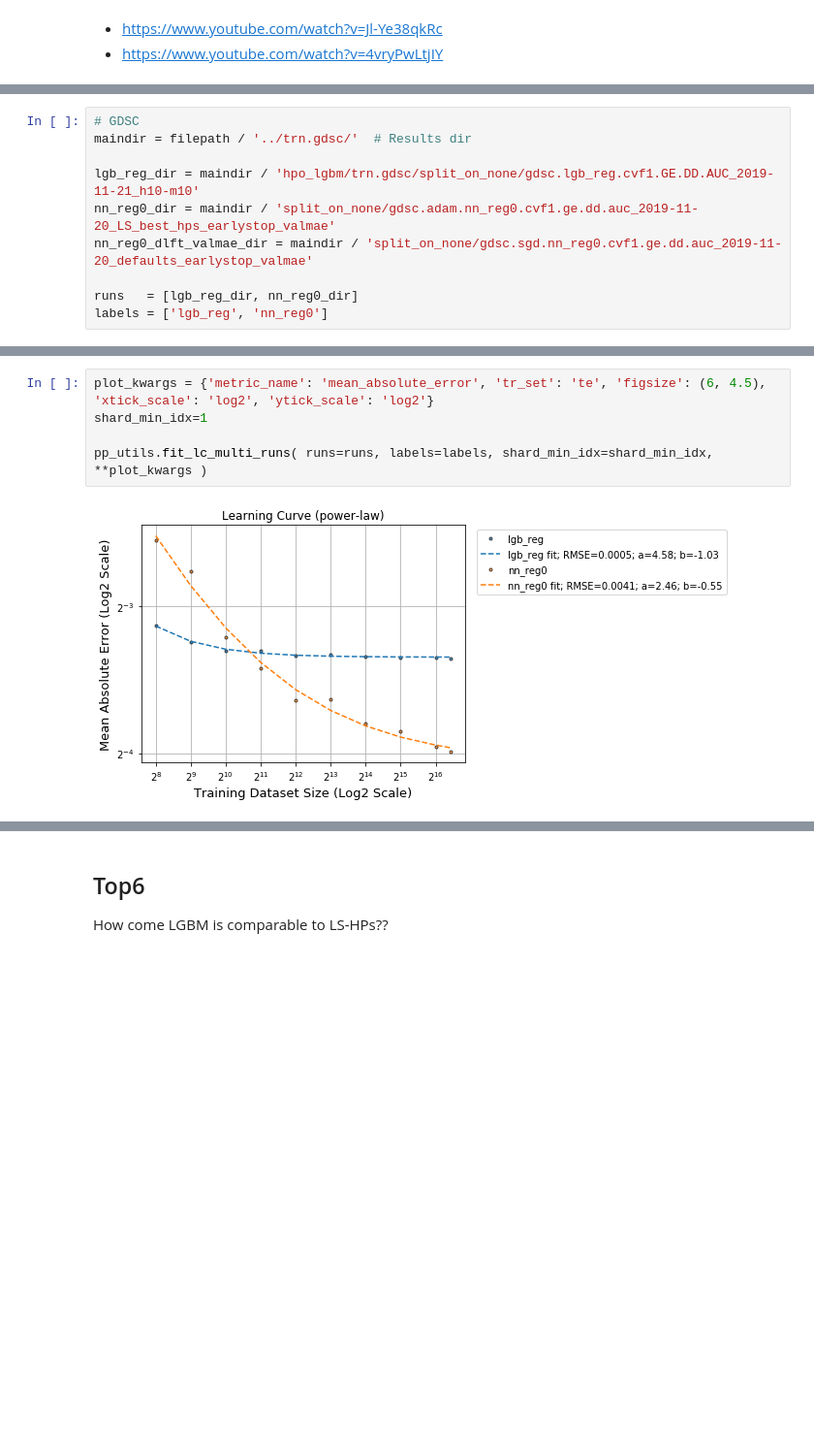
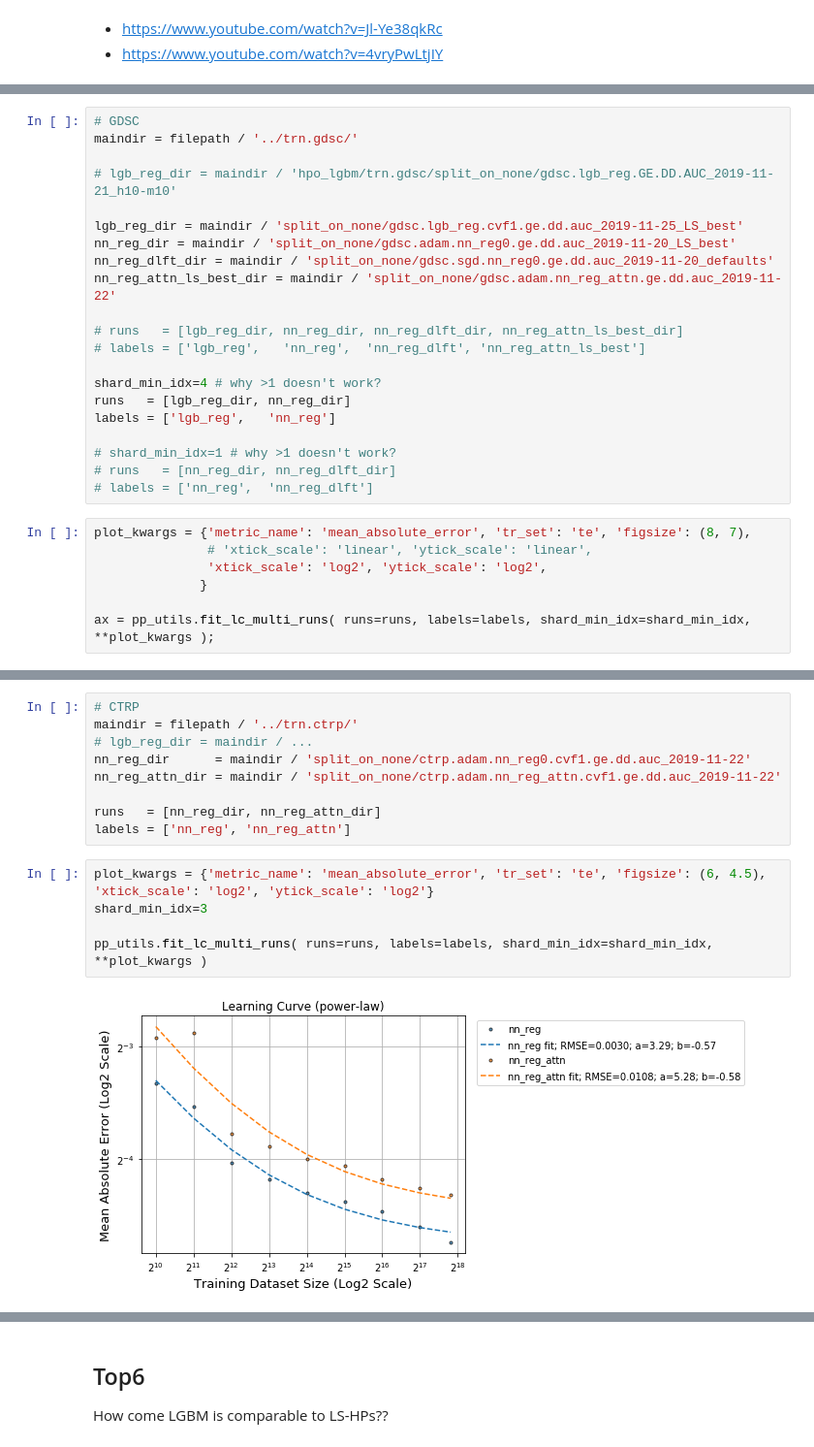
Before and after one commit to adpartin/LearningCurves, a Jupyter notebook: notebooks/03_compare_models.ipynb, the cells around one changed output, grey strips where cells are left out. Shown at 97% size. Cells and saved outputs as stored; diff of their text form; blank space fills up the shorter version.

```diff
--- a/notebooks/04_compare_models.ipynb
+++ b/notebooks/03_compare_models.ipynb
@@ -58,10 +70,28 @@ The autoreload extension is already loaded. To reload it, use:
 # %%
 # GDSC
-maindir = filepath / '../trn.gdsc/'  # Results dir
+maindir = filepath / '../trn.gdsc/'
 
-lgb_reg_dir = maindir / 'hpo_lgbm/trn.gdsc/split_on_none/gdsc.lgb_reg.cvf1.GE.DD.AUC_2019-11-21_h10-m10'
-nn_reg0_dir = maindir / 'split_on_none/gdsc.adam.nn_reg0.cvf1.ge.dd.auc_2019-11-20_LS_best_hps_earlystop_valmae'
-nn_reg0_dlft_valmae_dir = maindir / 'split_on_none/gdsc.sgd.nn_reg0.cvf1.ge.dd.auc_2019-11-20_defaults_earlystop_valmae'
+# lgb_reg_dir = maindir / 'hpo_lgbm/trn.gdsc/split_on_none/gdsc.lgb_reg.GE.DD.AUC_2019-11-21_h10-m10'
 
-runs   = [lgb_reg_dir, nn_reg0_dir]
-labels = ['lgb_reg', 'nn_reg0']
+lgb_reg_dir = maindir / 'split_on_none/gdsc.lgb_reg.cvf1.ge.dd.auc_2019-11-25_LS_best'
+nn_reg_dir = maindir / 'split_on_none/gdsc.adam.nn_reg0.ge.dd.auc_2019-11-20_LS_best'
+nn_reg_dlft_dir = maindir / 'split_on_none/gdsc.sgd.nn_reg0.ge.dd.auc_2019-11-20_defaults'
+nn_reg_attn_ls_best_dir = maindir / 'split_on_none/gdsc.adam.nn_reg_attn.ge.dd.auc_2019-11-22'
+
+# runs   = [lgb_reg_dir, nn_reg_dir, nn_reg_dlft_dir, nn_reg_attn_ls_best_dir]
+# labels = ['lgb_reg',   'nn_reg',  'nn_reg_dlft', 'nn_reg_attn_ls_best']
+
+shard_min_idx=4 # why >1 doesn't work?
+runs   = [lgb_reg_dir, nn_reg_dir]
+labels = ['lgb_reg',   'nn_reg']
+
+# shard_min_idx=1 # why >1 doesn't work?
+# runs   = [nn_reg_dir, nn_reg_dlft_dir]
+# labels = ['nn_reg',  'nn_reg_dlft']
+# %%
+plot_kwargs = {'metric_name': 'mean_absolute_error', 'tr_set': 'te', 'figsize': (8, 7),
+               # 'xtick_scale': 'linear', 'ytick_scale': 'linear',
+               'xtick_scale': 'log2', 'ytick_scale': 'log2',
+              }
+
+ax = pp_utils.fit_lc_multi_runs( runs=runs, labels=labels, shard_min_idx=shard_min_idx, **plot_kwargs );
@@ -68,7 +106,16 @@ labels = ['lgb_reg', 'nn_reg0']
+# %%
+# CTRP
+maindir = filepath / '../trn.ctrp/'
+# lgb_reg_dir = maindir / ...
+nn_reg_dir      = maindir / 'split_on_none/ctrp.adam.nn_reg0.cvf1.ge.dd.auc_2019-11-22'
+nn_reg_attn_dir = maindir / 'split_on_none/ctrp.adam.nn_reg_attn.cvf1.ge.dd.auc_2019-11-22'
+
+runs   = [nn_reg_dir, nn_reg_attn_dir]
+labels = ['nn_reg', 'nn_reg_attn']
 # %%
 plot_kwargs = {'metric_name': 'mean_absolute_error', 'tr_set': 'te', 'figsize': (6, 4.5), 'xtick_scale': 'log2', 'ytick_scale': 'log2'}
-shard_min_idx=1
+shard_min_idx=3
 
 pp_utils.fit_lc_multi_runs( runs=runs, labels=labels, shard_min_idx=shard_min_idx, **plot_kwargs )
 # %% [output]
-[figure, old version]
+[figure, new version]
```
Also changed, not shown: parts of 14 cells of this notebook, 11 other files.
